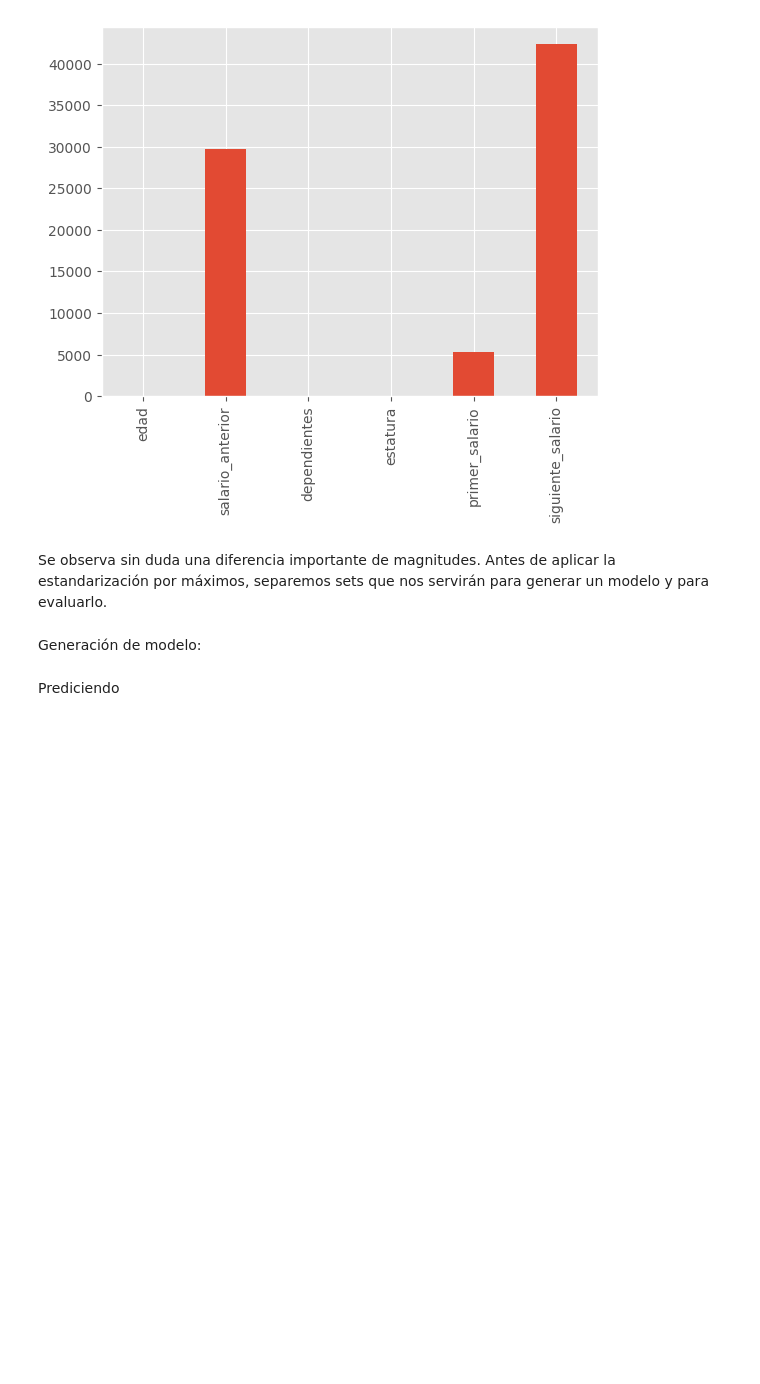
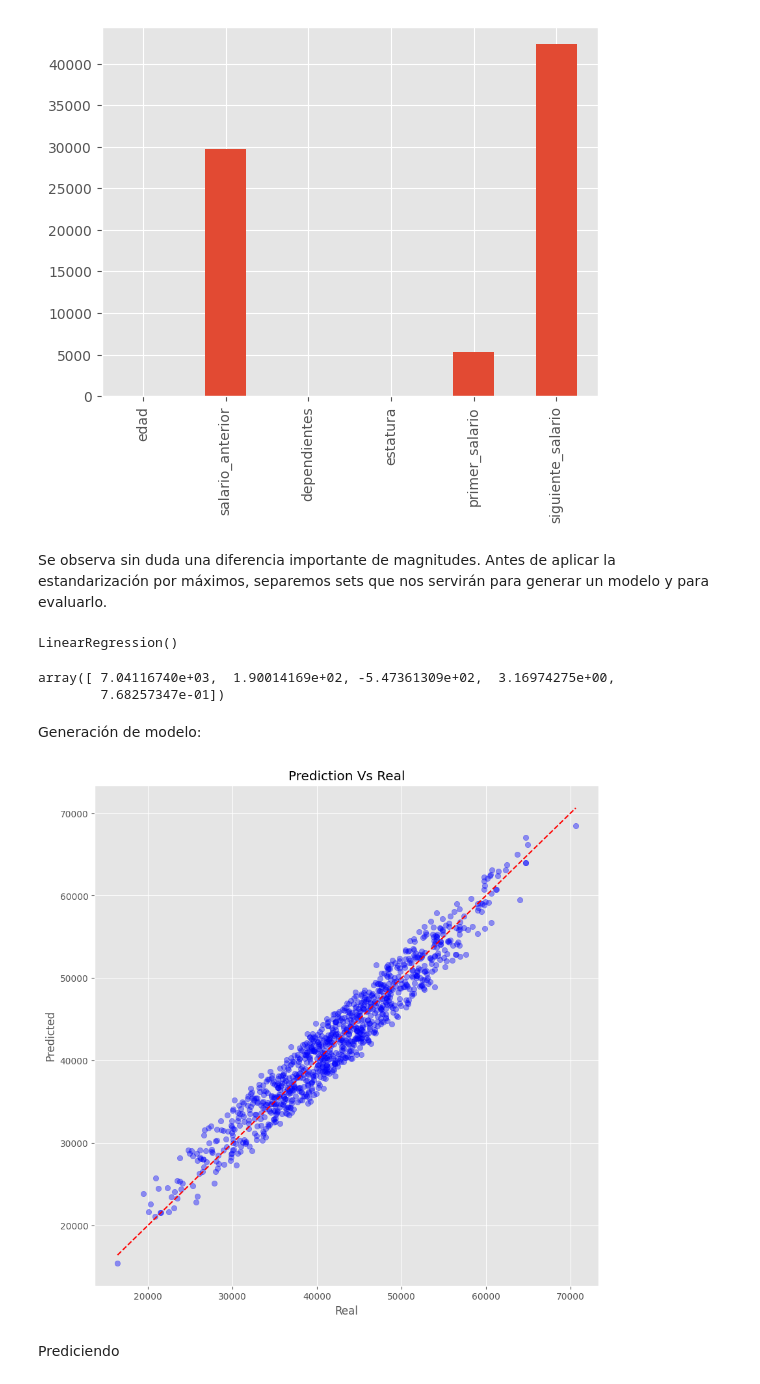
Before and after one commit to bielng/Data-Lab, a Jupyter notebook: 3,1_clase_202601.ipynb, the cells around one changed output. Saved outputs shown, nothing was run; the diff lists cells and outputs as text; code cells hidden in the pictures; blank space fills up the shorter version.

Commit message:
Prediction Vs Real : Regression analysis

```diff
--- a/3,1_clase_202601.ipynb
+++ b/3,1_clase_202601.ipynb
@@ -97,14 +97,42 @@ Se observa sin duda una diferencia importante de magnitudes. Antes de aplicar la
 response = 'siguiente_salario'
 predictors = list(set(df.columns).difference([response]))
 
-x_train, x_train, y_train, y_test = train_test_split(
+x_train, x_test, y_train, y_test = train_test_split(
     df[predictors],
     df[response],
     test_size=0.2,
     random_state=7
 )
+# %%
+model = LinearRegression()
+
+model.fit(x_train, y_train)
+# %% [output]
+LinearRegression()
+# %%
+coefs_first_model = model.coef_
+coefs_first_model
+# %% [output]
+array([ 7.04116740e+03,  1.90014169e+02, -5.47361309e+02,  3.16974275e+00,
+        7.68257347e-01])
 # %% [markdown]
 Generación de modelo:
+# %%
+prediction = model.predict(x_test)
+# %%
+fig, ax = plt.subplots(figsize=(10, 10))
+
+ax.scatter(y_test, prediction, color='blue', alpha=0.4)
+
+lista_auxiliar = [min(y_test), max(y_test)]
+
+ax.plot(lista_auxiliar, lista_auxiliar, linestyle='--', color='red')
+ax.set_title('Prediction Vs Real')
+ax.set_xlabel('Real')
+ax.set_ylabel('Predicted')
+plt.show()
+# %% [output]
+[figure, added]
 # %% [markdown]
 Prediciendo
 # %%
```
